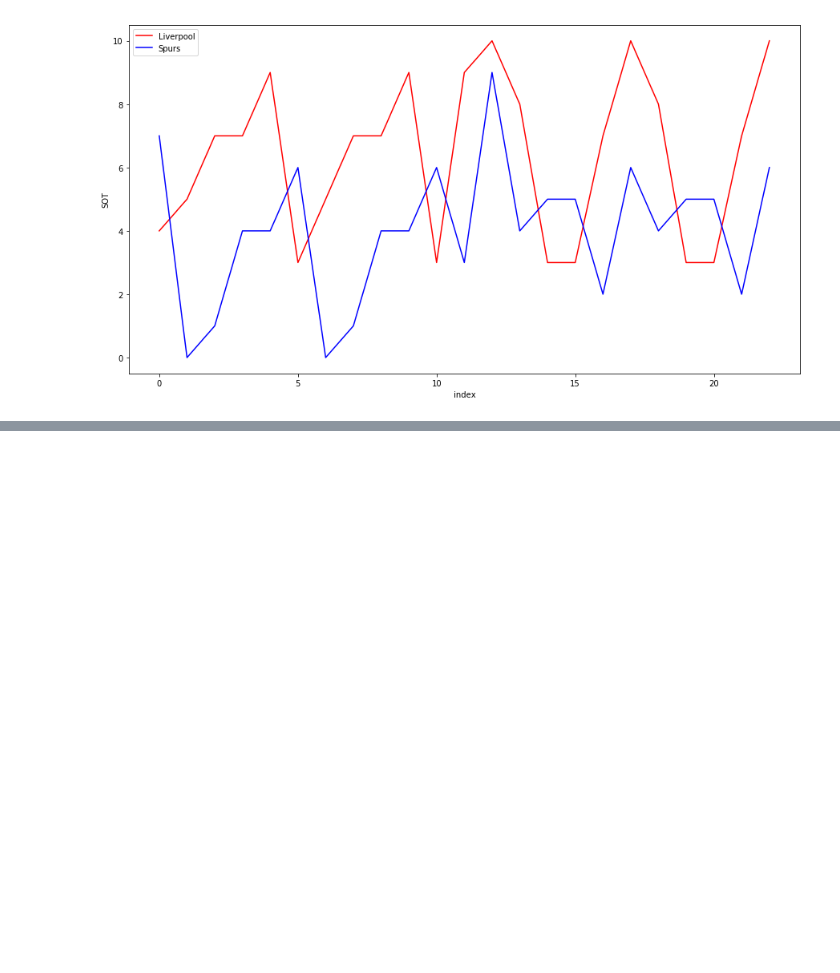
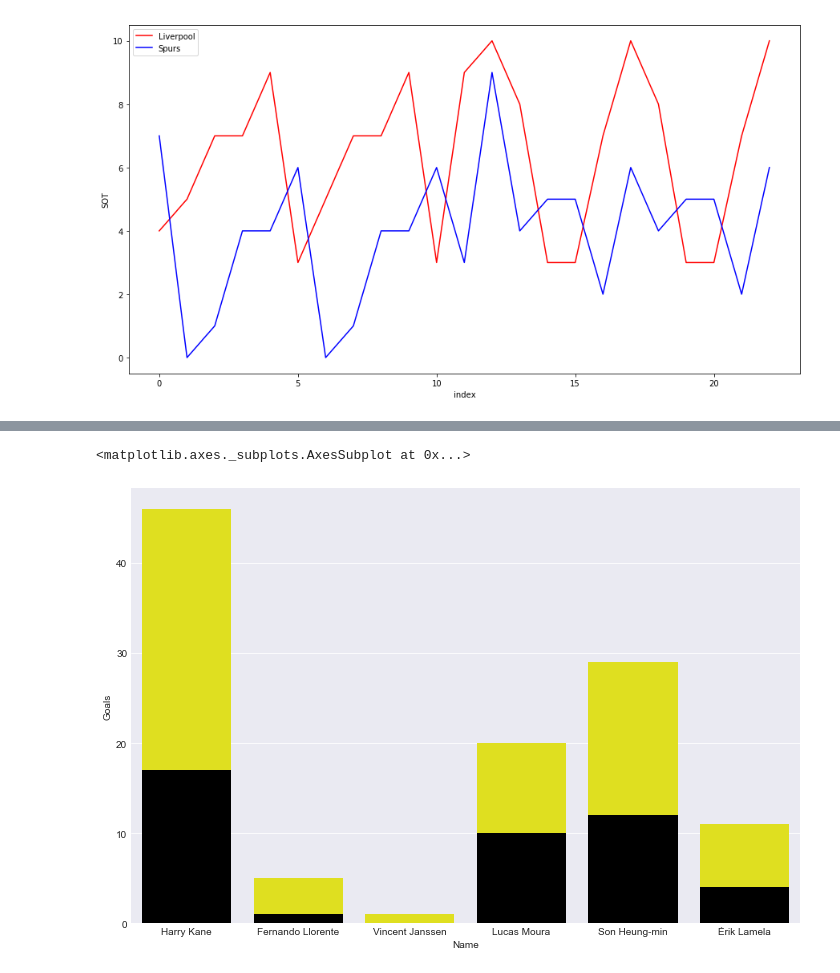
Before and after one commit to aryamanpsingh/Premier-League-Data, a Jupyter notebook: CL-final-analysis/cl-final-analysis.ipynb, the cells around one changed output, grey strips where cells are left out. Cells and saved outputs as stored; diff of their text form; code cells hidden in the pictures; blank space fills up the shorter version.

```diff
--- a/CL-final-analysis/cl-final-analysis.ipynb
+++ b/CL-final-analysis/cl-final-analysis.ipynb
@@ -254,0 +296,10 @@ plt.show()
+# %%
+index1 = range(0,len(thfc_attack))
+plt.figure(figsize=(12,8))
+sns.set_style('darkgrid')
+sns.barplot(thfc_attack.Name,thfc_attack.SOT,color='yellow',label='SOT')
+
+sns.barplot(thfc_attack.Name,thfc_attack.Goals,color='black',label='Goals')\
+# %% [output]
+<matplotlib.axes._subplots.AxesSubplot at 0x...>
+[figure, added]
```
Also changed, not shown: parts of 55 cells of this notebook, 53 other files.
